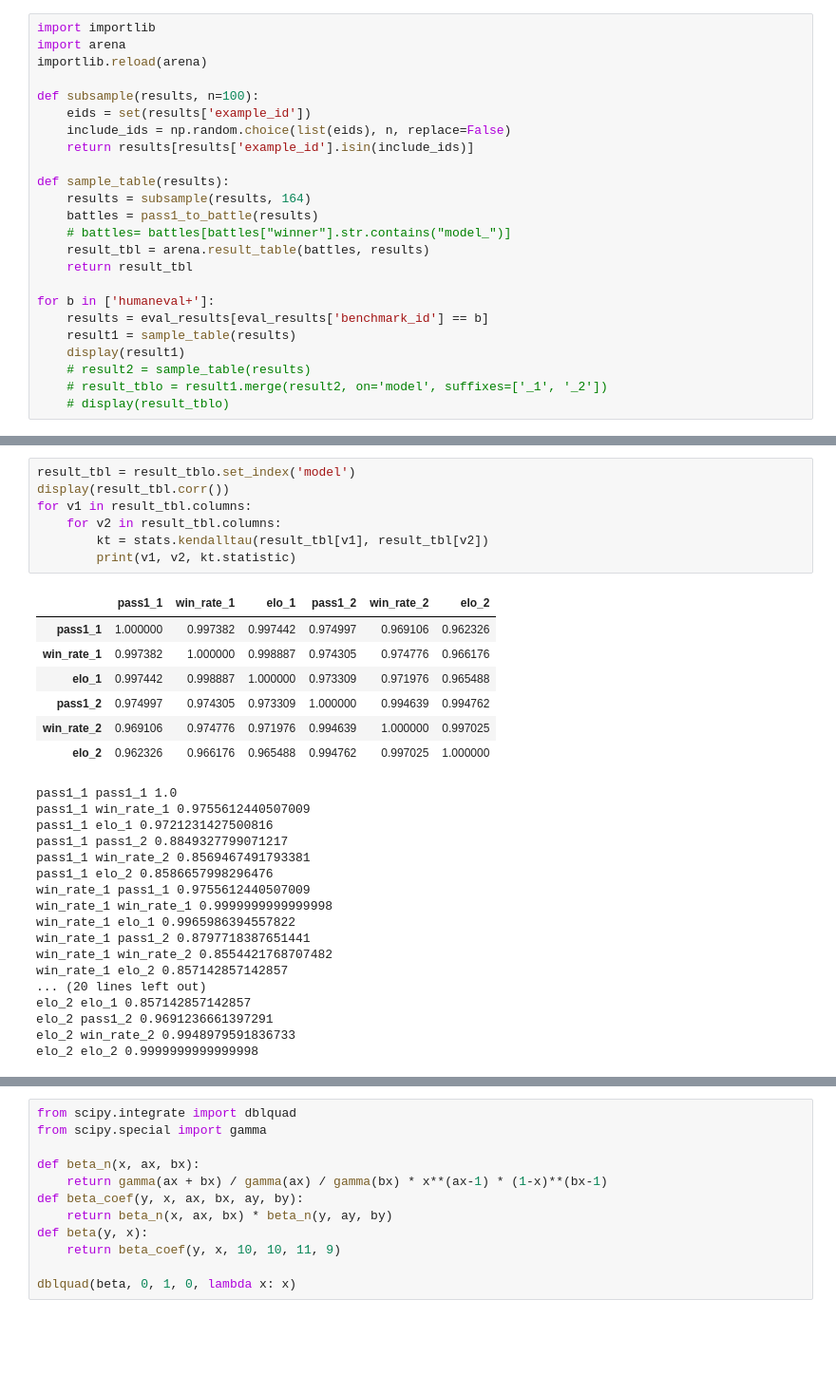
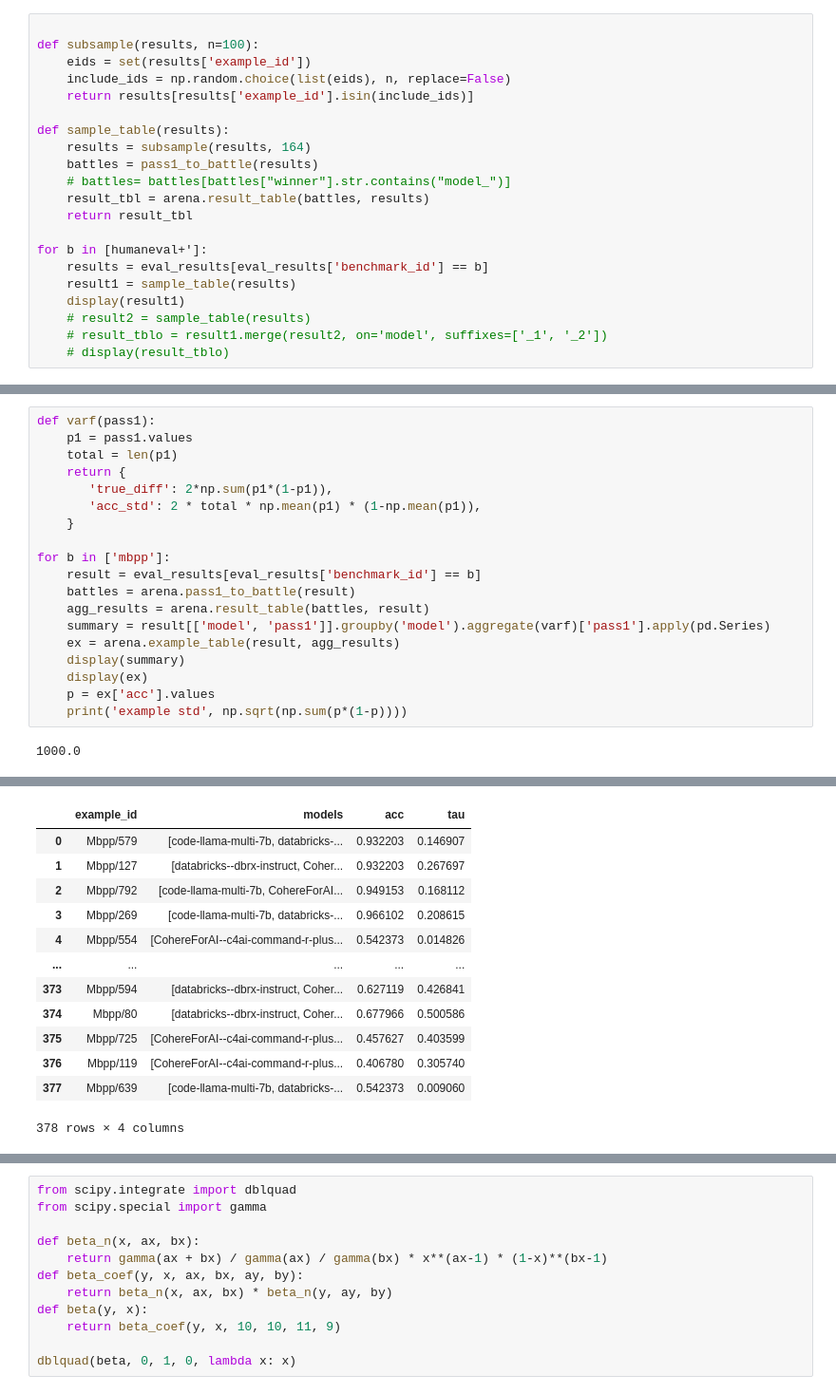
Before and after one commit to crux-eval/eval-arena, a Jupyter notebook: test.ipynb, the cells around one changed output, grey strips where cells are left out. Shown at 95% size. Drawn from its saved outputs; the diff is of its cells as text; blank space fills up the shorter version.

```diff
--- a/test.ipynb
+++ b/test.ipynb
@@ -22,7 +182,4 @@ eval_results = pd.DataFrame(records)
 # %%
-import importlib
-import arena
-importlib.reload(arena)
 
 def subsample(results, n=100):
     eids = set(results['example_id'])
@@ -36,7 +193,7 @@ def sample_table(results):
     result_tbl = arena.result_table(battles, results)
     return result_tbl
 
-for b in ['humaneval+']:
+for b in [humaneval+']:
     results = eval_results[eval_results['benchmark_id'] == b]
     result1 = sample_table(results)
     display(result1)
@@ -64,32 +203,21 @@ for b in ['humaneval+']:
-# %%
-result_tbl = result_tblo.set_index('model')
-display(result_tbl.corr())
-for v1 in result_tbl.columns:
-    for v2 in result_tbl.columns:
-        kt = stats.kendalltau(result_tbl[v1], result_tbl[v2])
-        print(v1, v2, kt.statistic)
-# %% [output]
-|  | pass1_1 | win_rate_1 | elo_1 | pass1_2 | win_rate_2 | elo_2 |
-| pass1_1 | 1.000000 | 0.997382 | 0.997442 | 0.974997 | 0.969106 | 0.962326 |
-| win_rate_1 | 0.997382 | 1.000000 | 0.998887 | 0.974305 | 0.974776 | 0.966176 |
-| elo_1 | 0.997442 | 0.998887 | 1.000000 | 0.973309 | 0.971976 | 0.965488 |
-| pass1_2 | 0.974997 | 0.974305 | 0.973309 | 1.000000 | 0.994639 | 0.994762 |
-| win_rate_2 | 0.969106 | 0.974776 | 0.971976 | 0.994639 | 1.000000 | 0.997025 |
-| elo_2 | 0.962326 | 0.966176 | 0.965488 | 0.994762 | 0.997025 | 1.000000 |
-pass1_1 pass1_1 1.0
-pass1_1 win_rate_1 0.9755612440507009
-pass1_1 elo_1 0.9721231427500816
-pass1_1 pass1_2 0.8849327799071217
-pass1_1 win_rate_2 0.8569467491793381
-pass1_1 elo_2 0.8586657998296476
-win_rate_1 pass1_1 0.9755612440507009
-win_rate_1 win_rate_1 0.9999999999999998
-win_rate_1 elo_1 0.9965986394557822
-win_rate_1 pass1_2 0.8797718387651441
-win_rate_1 win_rate_2 0.8554421768707482
-win_rate_1 elo_2 0.857142857142857
-... (20 lines left out)
-elo_2 elo_1 0.857142857142857
-elo_2 pass1_2 0.9691236661397291
-elo_2 win_rate_2 0.9948979591836733
-elo_2 elo_2 0.9999999999999998
+# %%
+def varf(pass1):
+    p1 = pass1.values
+    total = len(p1)
+    return {
+       'true_diff': 2*np.sum(p1*(1-p1)),
+       'acc_std': 2 * total * np.mean(p1) * (1-np.mean(p1)),
+    }
+
+for b in ['mbpp']:
+    result = eval_results[eval_results['benchmark_id'] == b]
+    battles = arena.pass1_to_battle(result)
+    agg_results = arena.result_table(battles, result)
+    summary = result[['model', 'pass1']].groupby('model').aggregate(varf)['pass1'].apply(pd.Series)
+    ex = arena.example_table(result, agg_results)
+    display(summary)
+    display(ex)
+    p = ex['acc'].values
+    print('example std', np.sqrt(np.sum(p*(1-p))))
+# %% [output]
+1000.0
@@ -95,0 +242,13 @@ elo_2 elo_2 0.9999999999999998
+|  | example_id | models | acc | tau |
+| 0 | Mbpp/579 | [code-llama-multi-7b, databricks-... | 0.932203 | 0.146907 |
+| 1 | Mbpp/127 | [databricks--dbrx-instruct, Coher... | 0.932203 | 0.267697 |
+| 2 | Mbpp/792 | [code-llama-multi-7b, CohereForAI... | 0.949153 | 0.168112 |
+| 3 | Mbpp/269 | [code-llama-multi-7b, databricks-... | 0.966102 | 0.208615 |
+| 4 | Mbpp/554 | [CohereForAI--c4ai-command-r-plus... | 0.542373 | 0.014826 |
+| ... | ... | ... | ... | ... |
+| 373 | Mbpp/594 | [databricks--dbrx-instruct, Coher... | 0.627119 | 0.426841 |
+| 374 | Mbpp/80 | [databricks--dbrx-instruct, Coher... | 0.677966 | 0.500586 |
+| 375 | Mbpp/725 | [CohereForAI--c4ai-command-r-plus... | 0.457627 | 0.403599 |
+| 376 | Mbpp/119 | [CohereForAI--c4ai-command-r-plus... | 0.406780 | 0.305740 |
+| 377 | Mbpp/639 | [code-llama-multi-7b, databricks-... | 0.542373 | 0.009060 |
+378 rows × 4 columns
```
Also changed, not shown: parts of 8 cells of this notebook, 7 other files.
